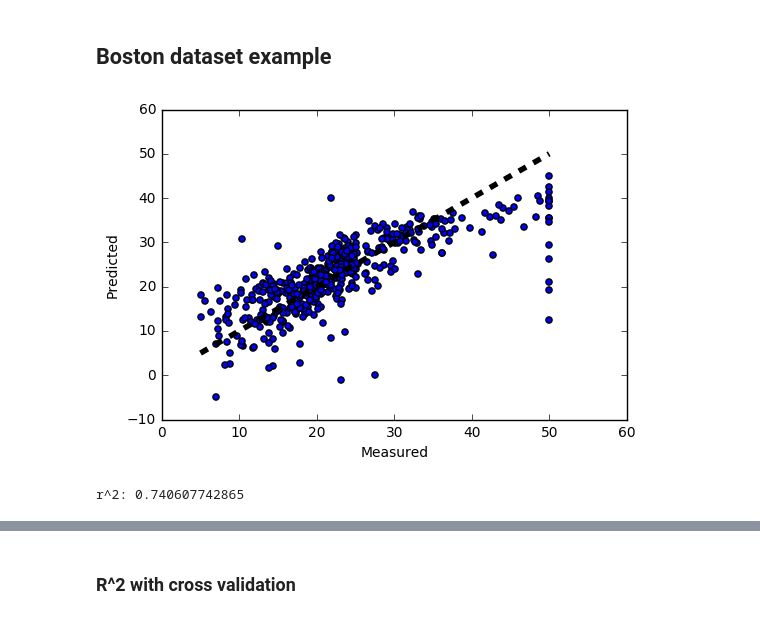
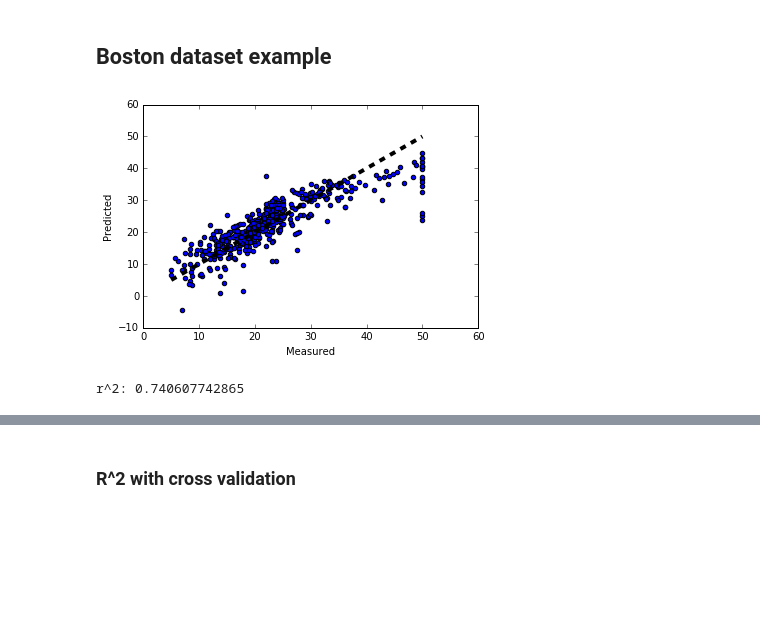
Before and after one commit to sv-github/Data_sci, a Jupyter notebook: lessons/lesson-07/code/starter-code/starter-code-7.ipynb, the cells around one changed output, grey strips where cells are left out. Drawn from its saved outputs; the diff is of its cells as text; code cells hidden in the pictures; blank space fills up the shorter version.

```diff
--- a/lessons/lesson-07/code/starter-code/starter-code-7.ipynb
+++ b/lessons/lesson-07/code/starter-code/starter-code-7.ipynb
@@ -206,31 +309,31 @@ $$\sum_{i}{\left(\hat{y}_i - y_i \right)^2 + \alpha \theta_i ^2}$$
 # %%
 # Work through the cross-validation example, adding in r^2 calculations.
 # Does cross-validation produce a better fit in this case? Why or why not?
 
 import pandas as pd
 
 # Without CV
 
 from sklearn import datasets
 from sklearn.cross_validation import cross_val_predict, cross_val_score
 from sklearn import linear_model
 import matplotlib.pyplot as plt
 
-boston = datasets.load_boston()
-X = boston.data
+boston = datasets.load_boston()   #sklearn dataset
+X = boston.data                # 2x2 array, instead of a dataframe
 y = boston.target
 
 lr = linear_model.LinearRegression()
 lr.fit(boston.data, y)
 predicted_nocv = lr.predict(boston.data)
 
 fig, ax = plt.subplots()
-ax.scatter(y, predicted)
+ax.scatter(y, predicted_nocv)
 ax.plot([y.min(), y.max()], [y.min(), y.max()], 'k--', lw=4)
 ax.set_xlabel('Measured')
 ax.set_ylabel('Predicted')
 plt.show()
 print "r^2:", lr.score(X, y)
 # %% [output]
-[figure, old version]
+[figure, new version]
 r^2: 0.740607742865
```
Also changed, not shown: parts of 31 cells of this notebook, 7 other files.
